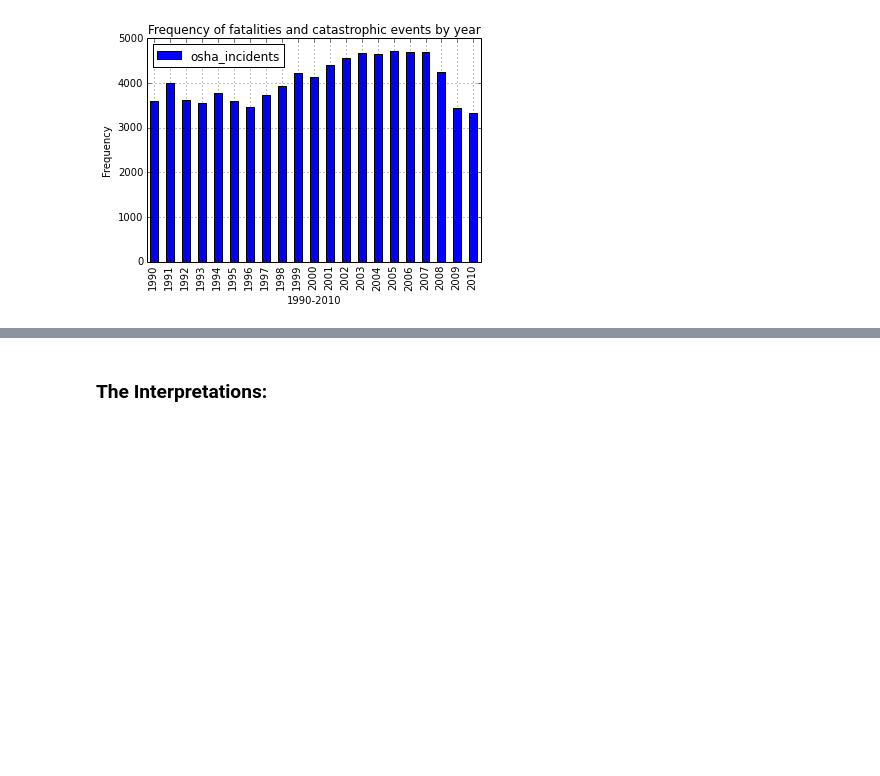
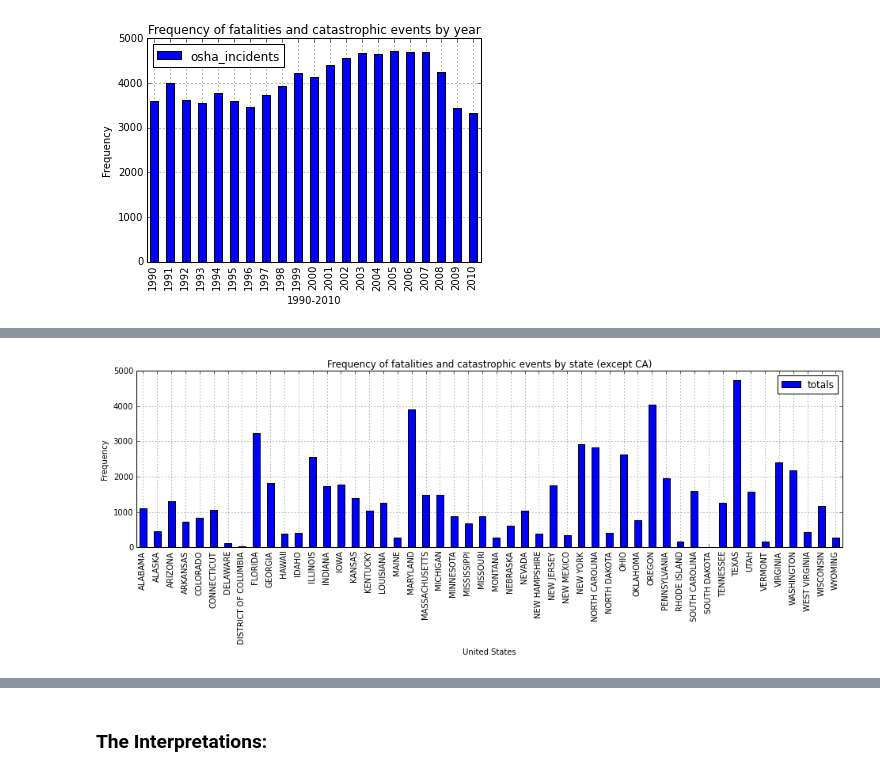
Before and after one commit to rebeccabilbro/capstone, a Jupyter notebook: osha/index.ipynb, the cells around one changed output, grey strips where cells are left out. Drawn from its saved outputs; the diff is of its cells as text; code cells hidden in the pictures; blank space fills up the shorter version.

```diff
--- a/osha/index.ipynb
+++ b/osha/index.ipynb
@@ -134,0 +122,8 @@ plt.show()
+# %%
+fifty.plot(kind='bar', stacked=False, figsize=(16, 4))
+plt.title("Frequency of fatalities and catastrophic events by state (except CA)")
+plt.xlabel("United States")
+plt.ylabel("Frequency")
+plt.show()
+# %% [output]
+[figure, added]
```
Also changed, not shown: parts of 58 cells of this notebook, 2 other files.
